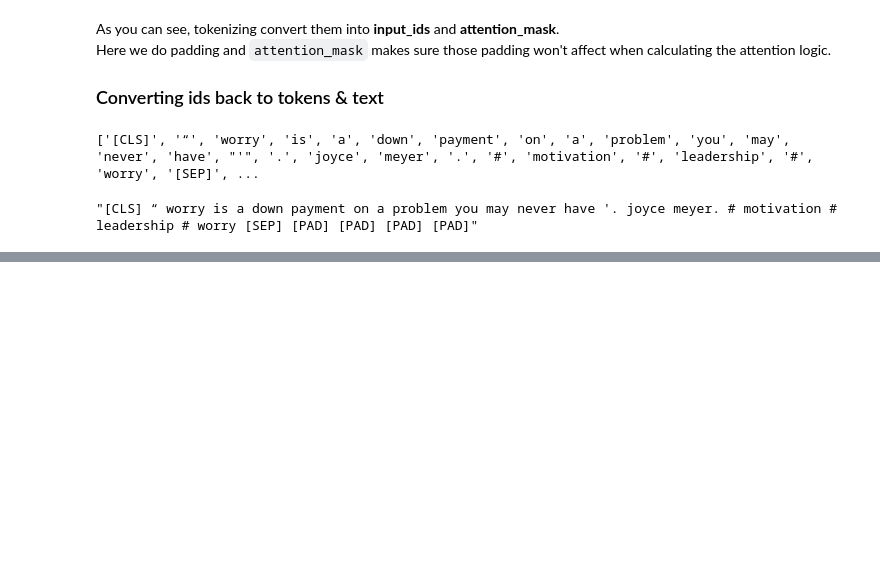
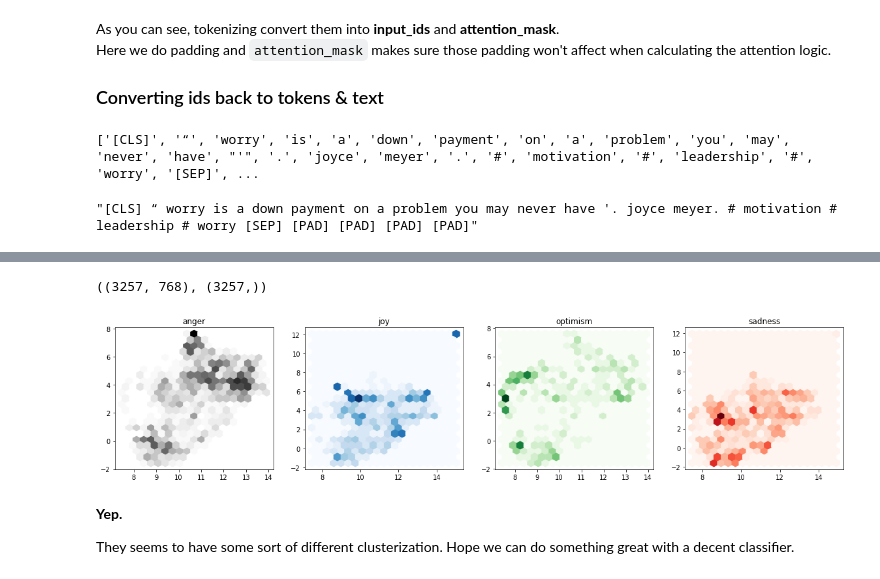
Before and after one commit to arunoda/adeep, a Jupyter notebook: nlpbook/02.01-text-classification-with-hiddenstates.ipynb, the cells around one changed output, grey strips where cells are left out. Drawn from its saved outputs; the diff is of its cells as text; code cells hidden in the pictures; blank space fills up the shorter version.

Commit message:
Visualizing hiddenstate based features

```diff
--- a/nlpbook/02.01-text-classification-with-hiddenstates.ipynb
+++ b/nlpbook/02.01-text-classification-with-hiddenstates.ipynb
@@ -191,0 +263,7 @@ tokenizer.convert_tokens_to_string(sample_tokens)
+# %%
+X_train = ds_train_with_hidden["train"]["hidden_state"].numpy()
+Y_train = ds_train_with_hidden["train"]["label"].numpy()
+
+X_train.shape, Y_train.shape
+# %% [output]
+((3257, 768), (3257,))
@@ -191,0 +273,27 @@ tokenizer.convert_tokens_to_string(sample_tokens)
+# %%
+# Get X_train features into 0-1 range
+X_train_uniform = MinMaxScaler().fit_transform(X_train)
+# %%
+# Create the mapping
+mapper = UMAP(n_components=2, metric="cosine").fit(X_train_uniform)
+# %%
+# Move this into a dataframe
+df_train = pd.DataFrame(mapper.embedding_, columns=["X", "Y"])
+df_train["label"] = Y_train
+# %%
+# Let's plot these
+labels = ds_train.features['label'].names
+cmaps = ["Greys", "Blues", "Greens", "Reds"]
+
+fig, ax = plt.subplots(1, 4, figsize=(20, 4))
+
+for index, (label, cmap) in enumerate(zip(labels, cmaps)):
+    df_label = df_train.query(f"label == {index}")
+    ax[index].hexbin(df_label["X"], df_label["Y"], gridsize=20, cmap=cmap)
+    ax[index].set_title(label)
+# %% [output]
+[figure, added]
+# %% [markdown]
+**Yep.**
+
+They seems to have some sort of different clusterization. Hope we can do something great with a decent classifier.
```
Also changed, not shown: parts of 18 cells of this notebook.
